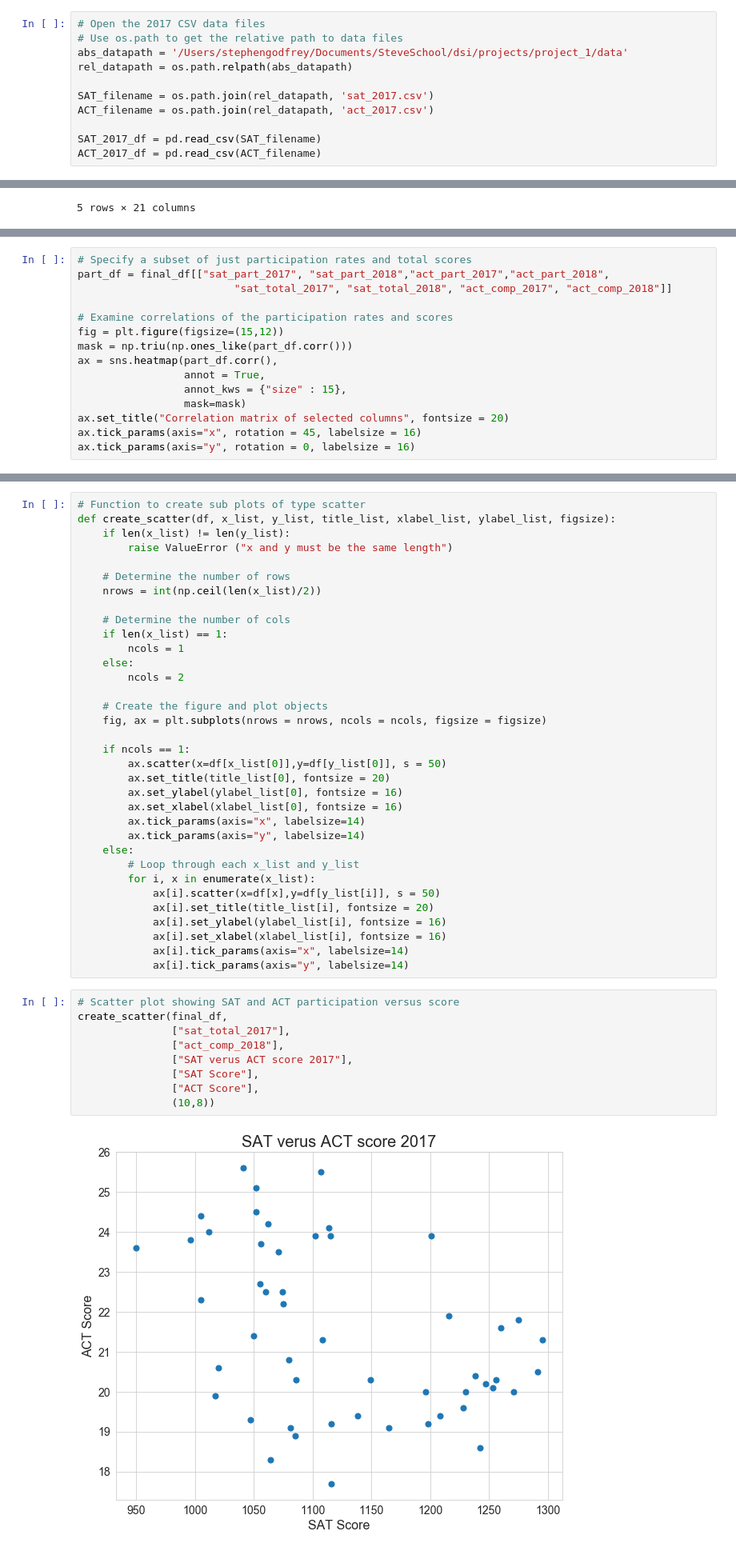
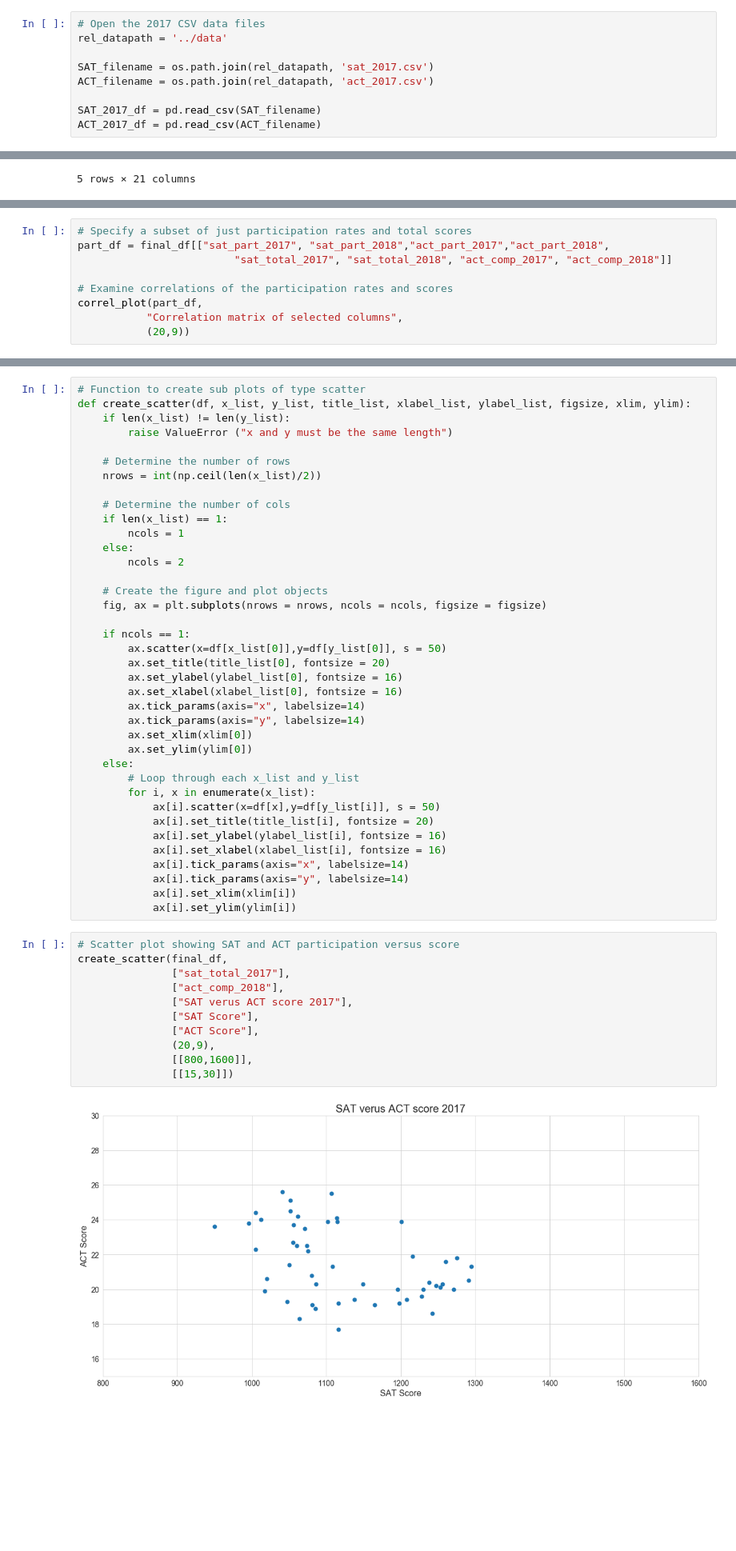
Before and after one commit to sgodfrey66/SAT_ACT_participation, a Jupyter notebook: code/ACT-SAT_Analysis_Steve_Godfrey.ipynb, the cells around one changed output, grey strips where cells are left out. Shown at 80% size. Drawn from its saved outputs; the diff is of its cells as text; blank space fills up the shorter version.

```diff
--- a/code/ACT-SAT_Analysis_Steve_Godfrey.ipynb
+++ b/code/ACT-SAT_Analysis_Steve_Godfrey.ipynb
@@ -45,9 +54,7 @@ sns.set_style("whitegrid")
 Read in the `sat_2017.csv` and `act_2017.csv` files and assign them to appropriately named pandas dataframes.
 # %%
 # Open the 2017 CSV data files
-# Use os.path to get the relative path to data files
-abs_datapath = '/Users/stephengodfrey/Documents/SteveSchool/dsi/projects/project_1/data'
-rel_datapath = os.path.relpath(abs_datapath)
+rel_datapath = '../data'
 
 SAT_filename = os.path.join(rel_datapath, 'sat_2017.csv')
 ACT_filename = os.path.join(rel_datapath, 'act_2017.csv')
@@ -1016,13 +1021,7 @@ part_df = final_df[["sat_part_2017", "sat_part_2018","act_part_2017","act_part_2
                          "sat_total_2017", "sat_total_2018", "act_comp_2017", "act_comp_2018"]]
 
 # Examine correlations of the participation rates and scores
-fig = plt.figure(figsize=(15,12))
-mask = np.triu(np.ones_like(part_df.corr()))
-ax = sns.heatmap(part_df.corr(),
-                 annot = True,
-                 annot_kws = {"size" : 15},
-                 mask=mask)
-ax.set_title("Correlation matrix of selected columns", fontsize = 20)
-ax.tick_params(axis="x", rotation = 45, labelsize = 16)
-ax.tick_params(axis="y", rotation = 0, labelsize = 16)
+correl_plot(part_df,
+           "Correlation matrix of selected columns",
+           (20,9))
 # %% [output]
@@ -1169,7 +1183,7 @@ Your plots should show:
 **Feel free to write a custom function, and subplot if you'd like.** Functions save both time and space.
 # %%
 # Function to create sub plots of type scatter
-def create_scatter(df, x_list, y_list, title_list, xlabel_list, ylabel_list, figsize):
+def create_scatter(df, x_list, y_list, title_list, xlabel_list, ylabel_list, figsize, xlim, ylim):
     if len(x_list) != len(y_list):
         raise ValueError ("x and y must be the same length")
 
@@ -1192,6 +1206,8 @@ def create_scatter(df, x_list, y_list, title_list, xlabel_list, ylabel_list, fig
         ax.set_xlabel(xlabel_list[0], fontsize = 16)
         ax.tick_params(axis="x", labelsize=14)
         ax.tick_params(axis="y", labelsize=14)
+        ax.set_xlim(xlim[0])
+        ax.set_ylim(ylim[0])
     else:
         # Loop through each x_list and y_list
         for i, x in enumerate(x_list):
@@ -1201,17 +1217,21 @@ def create_scatter(df, x_list, y_list, title_list, xlabel_list, ylabel_list, fig
             ax[i].set_xlabel(xlabel_list[i], fontsize = 16)
             ax[i].tick_params(axis="x", labelsize=14)
             ax[i].tick_params(axis="y", labelsize=14)
+            ax[i].set_xlim(xlim[i])
+            ax[i].set_ylim(ylim[i])
 # %%
 # Scatter plot showing SAT and ACT participation versus score
 create_scatter(final_df,
                ["sat_total_2017"],
                ["act_comp_2018"],
                ["SAT verus ACT score 2017"],
                ["SAT Score"],
                ["ACT Score"],
-               (10,8))
+               (20,9),
+               [[800,1600]],
+               [[15,30]])
 # %% [output]
-[figure, old version]
+[figure, new version]
 # %%
 # Scatter plot showing SAT and ACT participation versus score
 create_scatter(final_df,
```
Also changed, not shown: parts of 44 cells of this notebook, 5 other files.
